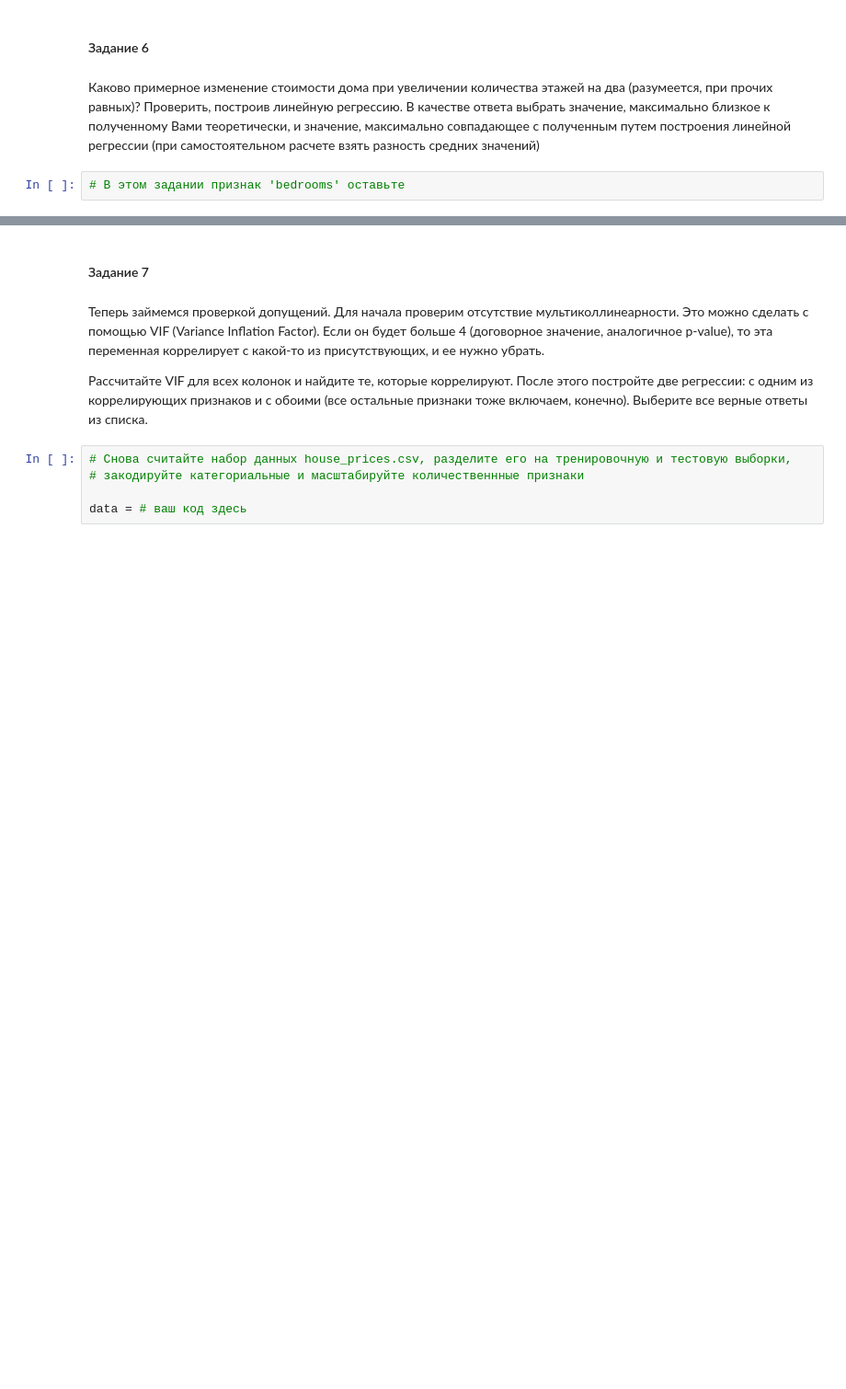
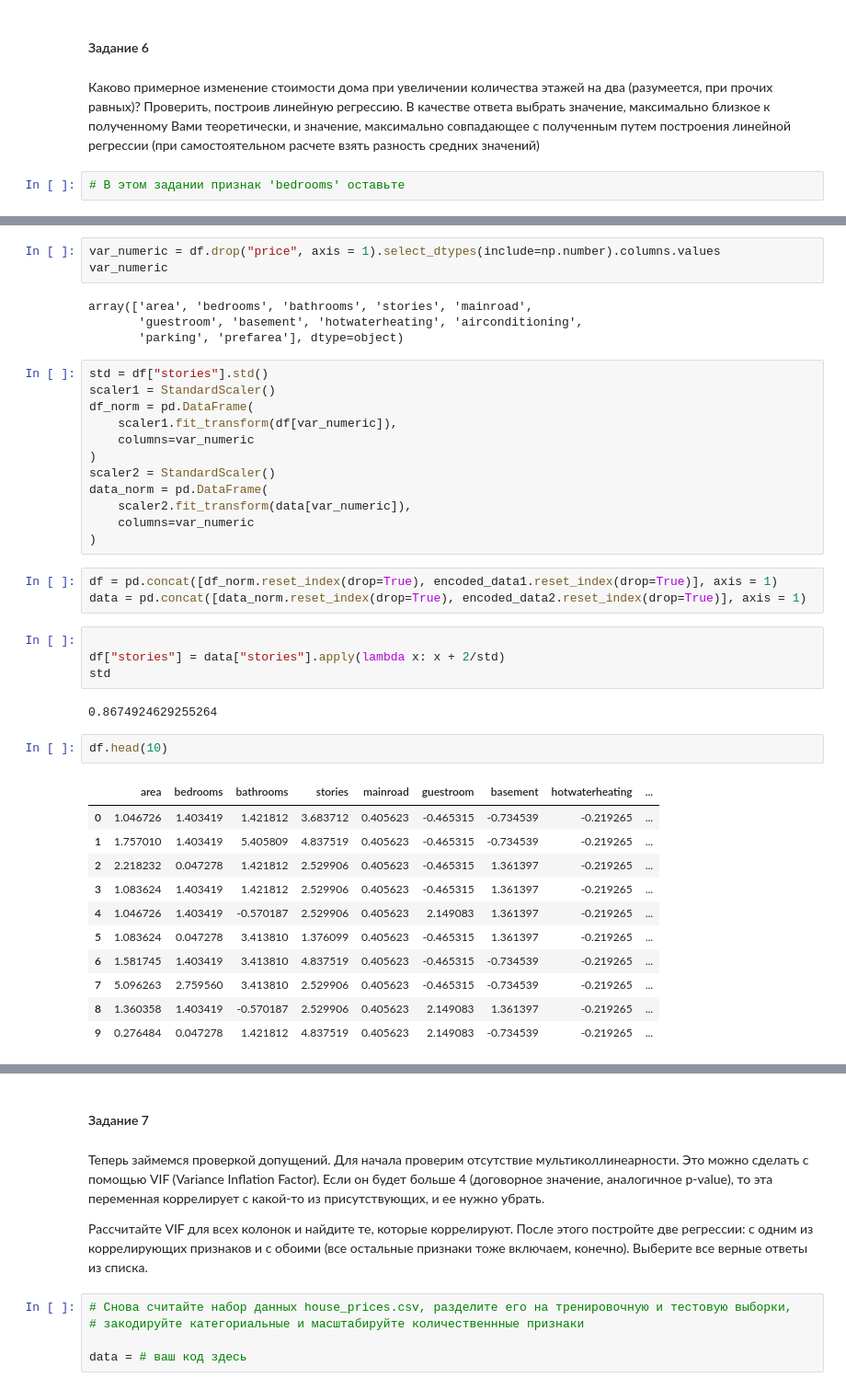
Before and after one commit to NekryachAlex/mlcourse_home_tasks, a Jupyter notebook: assignment1/Домашнее задание. Версия для студентов (с пропусками).ipynb, the cells around one changed output, grey strips where cells are left out. Shown: that part at 92% size. Drawn from its saved outputs; the diff is of its cells as text; blank space fills up the shorter version.

```diff
--- a/assignment1/Домашнее задание. Версия для студентов (с пропусками).ipynb
+++ b/assignment1/Домашнее задание. Версия для студентов (с пропусками).ipynb
@@ -445,0 +476,42 @@ df = # ваш код здесь
+# %%
+var_numeric = df.drop("price", axis = 1).select_dtypes(include=np.number).columns.values
+var_numeric
+# %% [output]
+array(['area', 'bedrooms', 'bathrooms', 'stories', 'mainroad',
+       'guestroom', 'basement', 'hotwaterheating', 'airconditioning',
+       'parking', 'prefarea'], dtype=object)
+# %%
+std = df["stories"].std()
+scaler1 = StandardScaler()
+df_norm = pd.DataFrame(
+    scaler1.fit_transform(df[var_numeric]),
+    columns=var_numeric
+)
+scaler2 = StandardScaler()
+data_norm = pd.DataFrame(
+    scaler2.fit_transform(data[var_numeric]),
+    columns=var_numeric
+)
+# %%
+df = pd.concat([df_norm.reset_index(drop=True), encoded_data1.reset_index(drop=True)], axis = 1)
+data = pd.concat([data_norm.reset_index(drop=True), encoded_data2.reset_index(drop=True)], axis = 1)
+# %%
+
+df["stories"] = data["stories"].apply(lambda x: x + 2/std)
+std
+# %% [output]
+0.8674924629255264
+# %%
+df.head(10)
+# %% [output]
+|  | area | bedrooms | bathrooms | stories | mainroad | guestroom | basement | hotwaterheating | ... |
+| 0 | 1.046726 | 1.403419 | 1.421812 | 3.683712 | 0.405623 | -0.465315 | -0.734539 | -0.219265 | ... |
+| 1 | 1.757010 | 1.403419 | 5.405809 | 4.837519 | 0.405623 | -0.465315 | -0.734539 | -0.219265 | ... |
+| 2 | 2.218232 | 0.047278 | 1.421812 | 2.529906 | 0.405623 | -0.465315 | 1.361397 | -0.219265 | ... |
+| 3 | 1.083624 | 1.403419 | 1.421812 | 2.529906 | 0.405623 | -0.465315 | 1.361397 | -0.219265 | ... |
+| 4 | 1.046726 | 1.403419 | -0.570187 | 2.529906 | 0.405623 | 2.149083 | 1.361397 | -0.219265 | ... |
+| 5 | 1.083624 | 0.047278 | 3.413810 | 1.376099 | 0.405623 | -0.465315 | 1.361397 | -0.219265 | ... |
+| 6 | 1.581745 | 1.403419 | 3.413810 | 4.837519 | 0.405623 | -0.465315 | -0.734539 | -0.219265 | ... |
+| 7 | 5.096263 | 2.759560 | 3.413810 | 2.529906 | 0.405623 | -0.465315 | -0.734539 | -0.219265 | ... |
+| 8 | 1.360358 | 1.403419 | -0.570187 | 2.529906 | 0.405623 | 2.149083 | 1.361397 | -0.219265 | ... |
+| 9 | 0.276484 | 0.047278 | 1.421812 | 4.837519 | 0.405623 | 2.149083 | -0.734539 | -0.219265 | ... |
```
Also changed, not shown: parts of 9 cells of this notebook.
